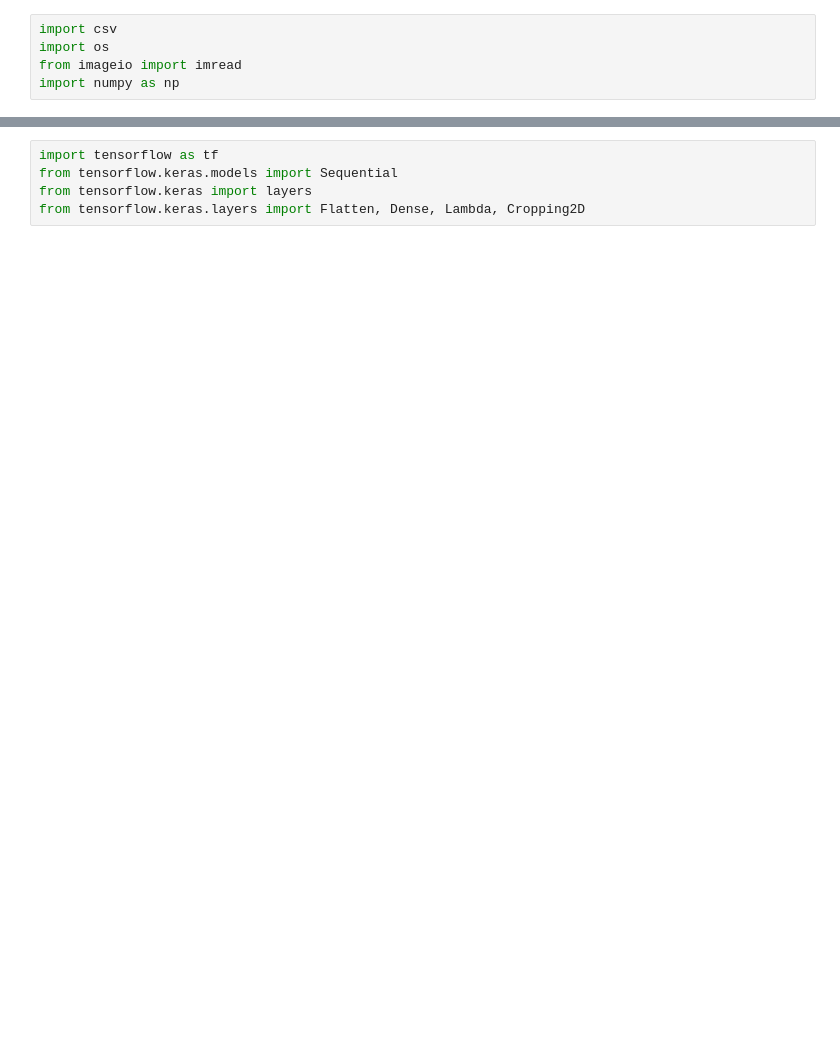
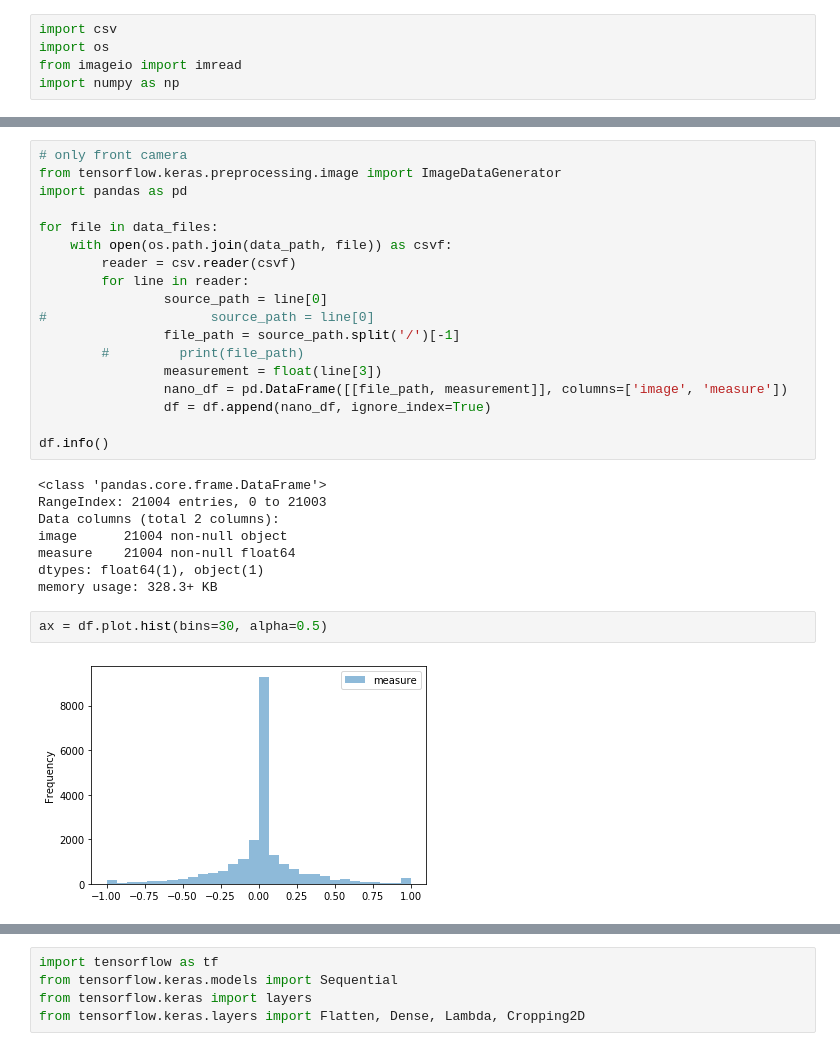
Before and after one commit to lexavtanke/CarND-Behavioral-Cloning-P3, a Jupyter notebook: create_model.ipynb, the cells around one changed output, grey strips where cells are left out. Saved outputs shown, nothing was run; the diff lists cells and outputs as text; blank space fills up the shorter version.

```diff
--- a/create_model.ipynb
+++ b/create_model.ipynb
@@ -64,0 +63,30 @@ MemoryError: Unable to allocate array with shape (47175, 160, 320, 3) and data t
+# %%
+# only front camera
+from tensorflow.keras.preprocessing.image import ImageDataGenerator
+import pandas as pd
+
+for file in data_files:
+    with open(os.path.join(data_path, file)) as csvf:
+        reader = csv.reader(csvf)
+        for line in reader:
+                source_path = line[0]
+#                     source_path = line[0]
+                file_path = source_path.split('/')[-1]
+        #         print(file_path)
+                measurement = float(line[3])
+                nano_df = pd.DataFrame([[file_path, measurement]], columns=['image', 'measure'])
+                df = df.append(nano_df, ignore_index=True)
+
+df.info()
+# %% [output]
+<class 'pandas.core.frame.DataFrame'>
+RangeIndex: 21004 entries, 0 to 21003
+Data columns (total 2 columns):
+image      21004 non-null object
+measure    21004 non-null float64
+dtypes: float64(1), object(1)
+memory usage: 328.3+ KB
+# %%
+ax = df.plot.hist(bins=30, alpha=0.5)
+# %% [output]
+[figure, added]
```
Also changed, not shown: parts of 18 cells of this notebook, 2 other files.
